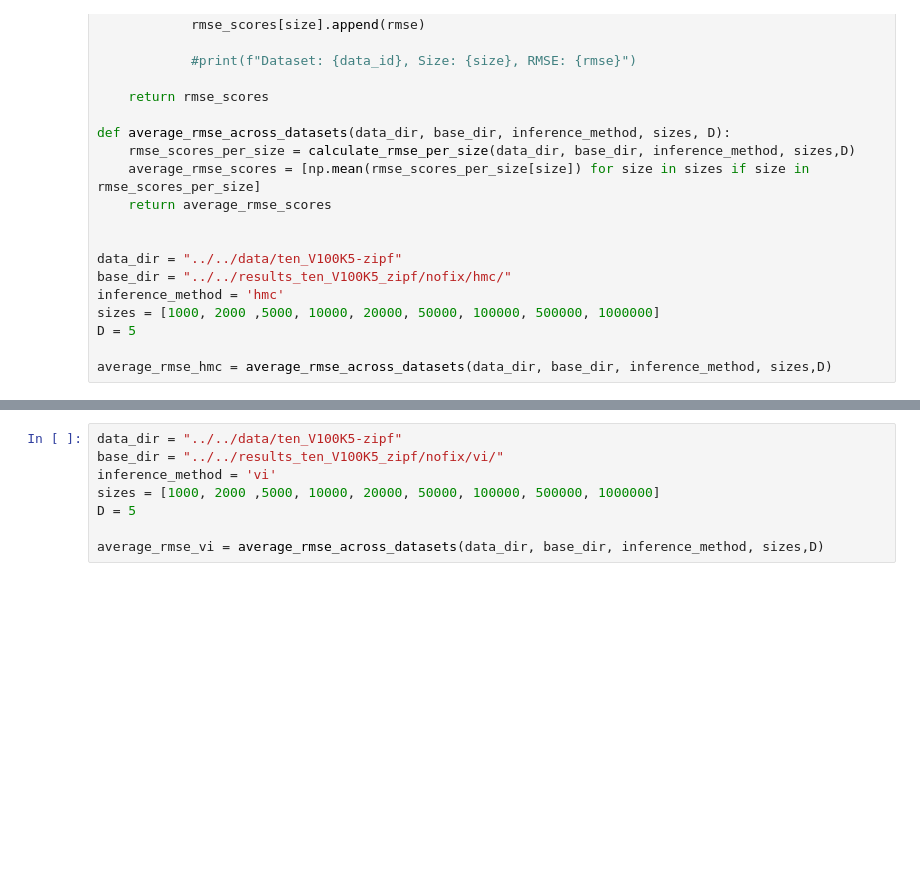
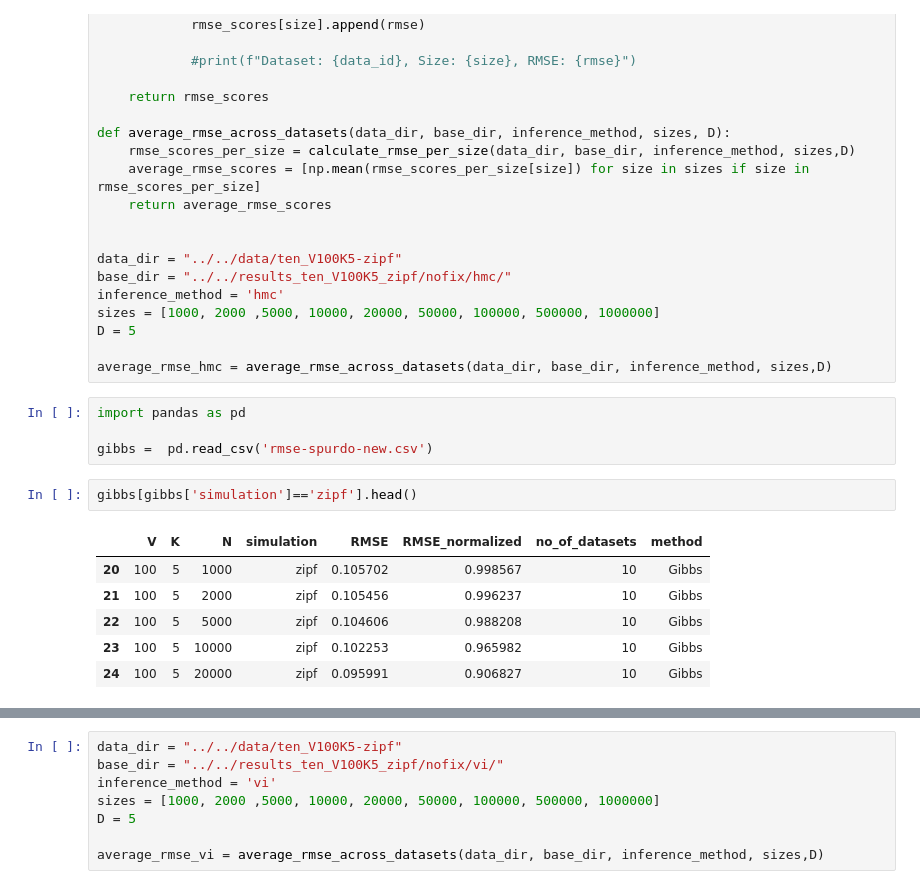
Before and after one commit to ninpnin/embedding-uncertainty-estimation, a Jupyter notebook: plots/rmse_convergence.ipynb, the cells around one changed output, grey strips where cells are left out. Cells and saved outputs as stored; diff of their text form; blank space fills up the shorter version.

```diff
--- a/plots/rmse_convergence.ipynb
+++ b/plots/rmse_convergence.ipynb
@@ -611,6 +621,19 @@ sizes = [1000, 2000 ,5000, 10000, 20000, 50000, 100000, 500000, 1000000]
 D = 5
 
 average_rmse_hmc = average_rmse_across_datasets(data_dir, base_dir, inference_method, sizes,D)
+# %%
+import pandas as pd
+
+gibbs =  pd.read_csv('rmse-spurdo-new.csv')
+# %%
+gibbs[gibbs['simulation']=='zipf'].head()
+# %% [output]
+|  | V | K | N | simulation | RMSE | RMSE_normalized | no_of_datasets | method |
+| 20 | 100 | 5 | 1000 | zipf | 0.105702 | 0.998567 | 10 | Gibbs |
+| 21 | 100 | 5 | 2000 | zipf | 0.105456 | 0.996237 | 10 | Gibbs |
+| 22 | 100 | 5 | 5000 | zipf | 0.104606 | 0.988208 | 10 | Gibbs |
+| 23 | 100 | 5 | 10000 | zipf | 0.102253 | 0.965982 | 10 | Gibbs |
+| 24 | 100 | 5 | 20000 | zipf | 0.095991 | 0.906827 | 10 | Gibbs |
 # %%
 ### -- ZIPF ---
 import matplotlib.ticker as ticker
```
Also changed, not shown: parts of 3 cells of this notebook.
